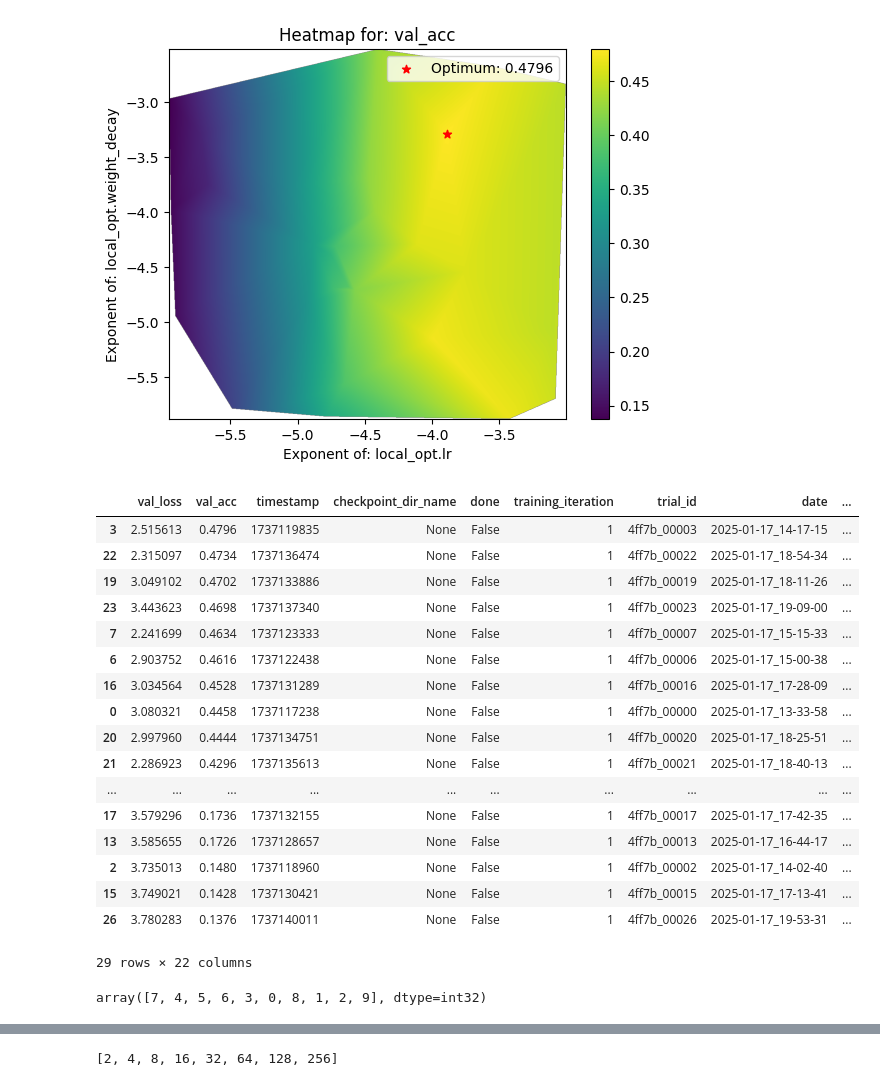
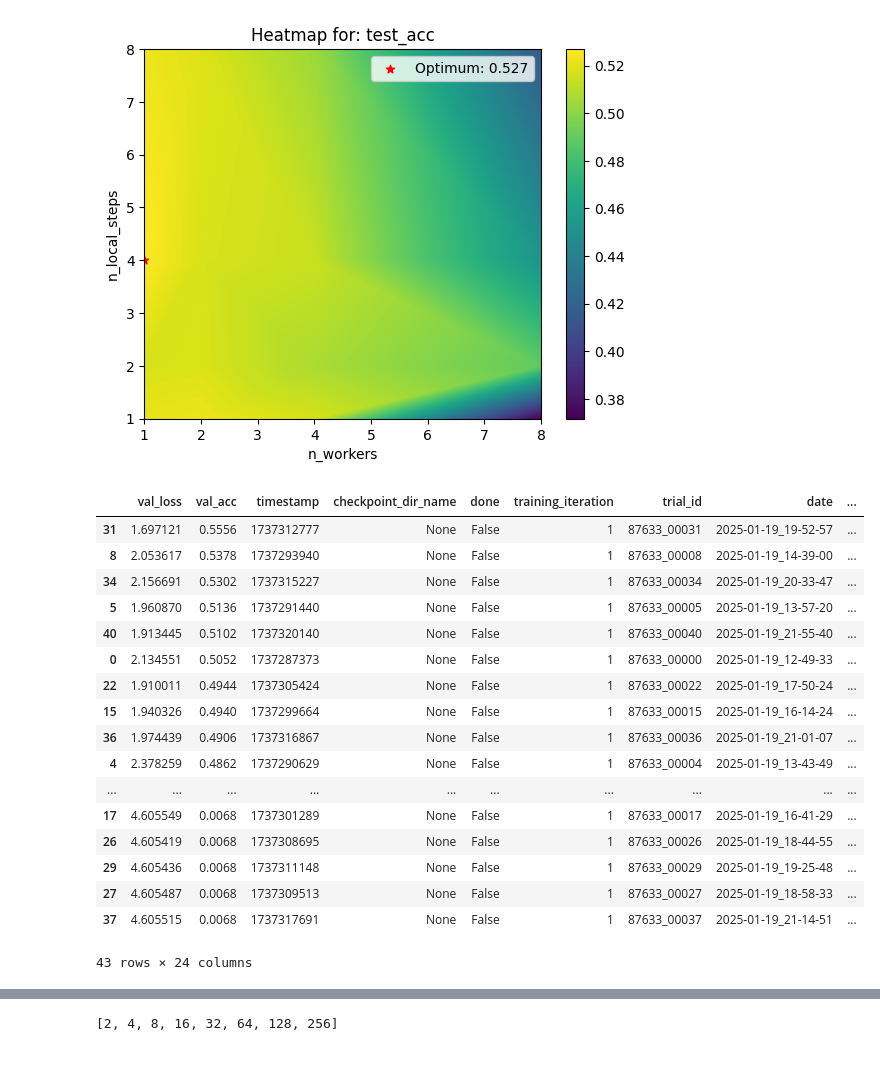
Before and after one commit to maxi-fr/distributed-learning, a Jupyter notebook: test_notebook.ipynb, the cells around one changed output, grey strips where cells are left out. Drawn from its saved outputs; the diff is of its cells as text; code cells hidden in the pictures.

Commit message:
more results

```diff
--- a/test_notebook.ipynb
+++ b/test_notebook.ipynb
@@ -74,23 +74,24 @@ import pandas as pd
 import os
 def gen_dataframe(s):
     l = []
-    for folder in os.listdir(s):
-        folder = os.path.join(s, folder)
-        if os.path.isdir(folder):
-            with open(os.path.join(folder, "result.json"), "r") as f:
-                try:
-                    res = json.load(f)
-                except:
-                    continue
+    for fol in os.listdir(s):
+        for folder in os.listdir(os.path.join(s, fol)):
+            folder = os.path.join(s, fol, folder)
+            if os.path.isdir(folder):
+                with open(os.path.join(folder, "result.json"), "r") as f:
+                    try:
+                        res = json.load(f)
+                    except:
+                        continue
 
-            res.pop("config")
-            with open(os.path.join(folder, "params.json"), "r") as f:
-                params = json.load(f)
+                res.pop("config")
+                with open(os.path.join(folder, "params.json"), "r") as f:
+                    params = json.load(f)
 
-            for k, v in params.items():
-                res[f"config/{k}"] = v
+                for k, v in params.items():
+                    res[f"config/{k}"] = v
 
-            l.append(res)
+                l.append(res)
     df = pd.DataFrame(l)
     # df.to_pickle(os.path.join(s, "analysis_results.pkl"))
     return df
@@ -117,55 +118,55 @@ def hyper_params_heatmap(results, param_1_name, param_2_name, log_scale_1=True,
         val = np.log(val)
 
     inter = LinearNDInterpolator((x, y), val)
 
     x_int = np.linspace(x.min(), x.max(), 1000)
     y_int = np.linspace(y.min(), y.max(), 1000)
     mesh = np.meshgrid(x_int, y_int)
     inter_val = inter(mesh)
 
     plt.imshow(inter_val, extent=[x_int[0], x_int[-1], y_int[0], y_int[-1]], origin="lower", aspect="auto")
     plt.colorbar()
 
     opt_ind = np.argmax(val) if mode == "max" else np.argmin(val)
     # plt.scatter(x, y)
     plt.scatter(x[opt_ind], y[opt_ind], c="r", marker="*", label=f"Optimum: {val[opt_ind]}")
 
     plt.xlabel(param_1_name)
     plt.ylabel(param_2_name)
 
     if log_metric:
         plt.title(f"Heatmap for: log({metric})")
     else:
         plt.title(f"Heatmap for: {metric}")
     plt.legend()
 
-folder = r"Results2\mini_batch_adamw_2025-01-17_13-19-34"
+folder = r"Results2\local_sgd"#r"Results2\mini_batch_adamw\tune_distributed_learning_2025-01-19_22-36-14"
 df = gen_dataframe(folder)
 
-hyper_params_heatmap(df, "local_opt.lr", "local_opt.weight_decay", True, True)#, "val_loss", "min", True)
+# hyper_params_heatmap(df, "local_opt.lr", "local_opt.weight_decay", True, True)#, "val_loss", "min", True)
 # hyper_params_heatmap(df, "local_batch_size", "local_opt.lr", False, True, "val_acc", "max", False)
-# hyper_params_heatmap(df, "n_workers", "local_batch_size")
+hyper_params_heatmap(df, "n_workers", "n_local_steps", False, False, "test_acc")
 # plt.savefig(os.path.join(folder, "heatmap_plot_loss.png"))
 # %% [output]
-[figure, old version]
+[figure, new version]
 # %%
 df.sort_values("val_acc", ascending=False)
 # %% [output]
 |  | val_loss | val_acc | timestamp | checkpoint_dir_name | done | training_iteration | trial_id | date | ... |
-| 3 | 2.515613 | 0.4796 | 1737119835 | None | False | 1 | 4ff7b_00003 | 2025-01-17_14-17-15 | ... |
-| 22 | 2.315097 | 0.4734 | 1737136474 | None | False | 1 | 4ff7b_00022 | 2025-01-17_18-54-34 | ... |
-| 19 | 3.049102 | 0.4702 | 1737133886 | None | False | 1 | 4ff7b_00019 | 2025-01-17_18-11-26 | ... |
-| 23 | 3.443623 | 0.4698 | 1737137340 | None | False | 1 | 4ff7b_00023 | 2025-01-17_19-09-00 | ... |
-| 7 | 2.241699 | 0.4634 | 1737123333 | None | False | 1 | 4ff7b_00007 | 2025-01-17_15-15-33 | ... |
-| 6 | 2.903752 | 0.4616 | 1737122438 | None | False | 1 | 4ff7b_00006 | 2025-01-17_15-00-38 | ... |
-| 16 | 3.034564 | 0.4528 | 1737131289 | None | False | 1 | 4ff7b_00016 | 2025-01-17_17-28-09 | ... |
-| 0 | 3.080321 | 0.4458 | 1737117238 | None | False | 1 | 4ff7b_00000 | 2025-01-17_13-33-58 | ... |
-| 20 | 2.997960 | 0.4444 | 1737134751 | None | False | 1 | 4ff7b_00020 | 2025-01-17_18-25-51 | ... |
-| 21 | 2.286923 | 0.4296 | 1737135613 | None | False | 1 | 4ff7b_00021 | 2025-01-17_18-40-13 | ... |
+| 31 | 1.697121 | 0.5556 | 1737312777 | None | False | 1 | 87633_00031 | 2025-01-19_19-52-57 | ... |
+| 8 | 2.053617 | 0.5378 | 1737293940 | None | False | 1 | 87633_00008 | 2025-01-19_14-39-00 | ... |
+| 34 | 2.156691 | 0.5302 | 1737315227 | None | False | 1 | 87633_00034 | 2025-01-19_20-33-47 | ... |
+| 5 | 1.960870 | 0.5136 | 1737291440 | None | False | 1 | 87633_00005 | 2025-01-19_13-57-20 | ... |
+| 40 | 1.913445 | 0.5102 | 1737320140 | None | False | 1 | 87633_00040 | 2025-01-19_21-55-40 | ... |
+| 0 | 2.134551 | 0.5052 | 1737287373 | None | False | 1 | 87633_00000 | 2025-01-19_12-49-33 | ... |
+| 22 | 1.910011 | 0.4944 | 1737305424 | None | False | 1 | 87633_00022 | 2025-01-19_17-50-24 | ... |
+| 15 | 1.940326 | 0.4940 | 1737299664 | None | False | 1 | 87633_00015 | 2025-01-19_16-14-24 | ... |
+| 36 | 1.974439 | 0.4906 | 1737316867 | None | False | 1 | 87633_00036 | 2025-01-19_21-01-07 | ... |
+| 4 | 2.378259 | 0.4862 | 1737290629 | None | False | 1 | 87633_00004 | 2025-01-19_13-43-49 | ... |
 | ... | ... | ... | ... | ... | ... | ... | ... | ... | ... |
-| 17 | 3.579296 | 0.1736 | 1737132155 | None | False | 1 | 4ff7b_00017 | 2025-01-17_17-42-35 | ... |
-| 13 | 3.585655 | 0.1726 | 1737128657 | None | False | 1 | 4ff7b_00013 | 2025-01-17_16-44-17 | ... |
-| 2 | 3.735013 | 0.1480 | 1737118960 | None | False | 1 | 4ff7b_00002 | 2025-01-17_14-02-40 | ... |
-| 15 | 3.749021 | 0.1428 | 1737130421 | None | False | 1 | 4ff7b_00015 | 2025-01-17_17-13-41 | ... |
-| 26 | 3.780283 | 0.1376 | 1737140011 | None | False | 1 | 4ff7b_00026 | 2025-01-17_19-53-31 | ... |
+| 17 | 4.605549 | 0.0068 | 1737301289 | None | False | 1 | 87633_00017 | 2025-01-19_16-41-29 | ... |
+| 26 | 4.605419 | 0.0068 | 1737308695 | None | False | 1 | 87633_00026 | 2025-01-19_18-44-55 | ... |
+| 29 | 4.605436 | 0.0068 | 1737311148 | None | False | 1 | 87633_00029 | 2025-01-19_19-25-48 | ... |
+| 27 | 4.605487 | 0.0068 | 1737309513 | None | False | 1 | 87633_00027 | 2025-01-19_18-58-33 | ... |
+| 37 | 4.605515 | 0.0068 | 1737317691 | None | False | 1 | 87633_00037 | 2025-01-19_21-14-51 | ... |
-29 rows × 22 columns
+43 rows × 24 columns
@@ -184,5 +172,0 @@ plt.scatter(df["config/n_local_steps"], control_for(df, "n_workers", "val_loss")
-# %%
-import numpy as np
-np.random.permutation(10)
-# %% [output]
-array([7, 4, 5, 6, 3, 0, 8, 1, 2, 9], dtype=int32)
```
Also changed, not shown: parts of 3 cells of this notebook, 2 other files.
